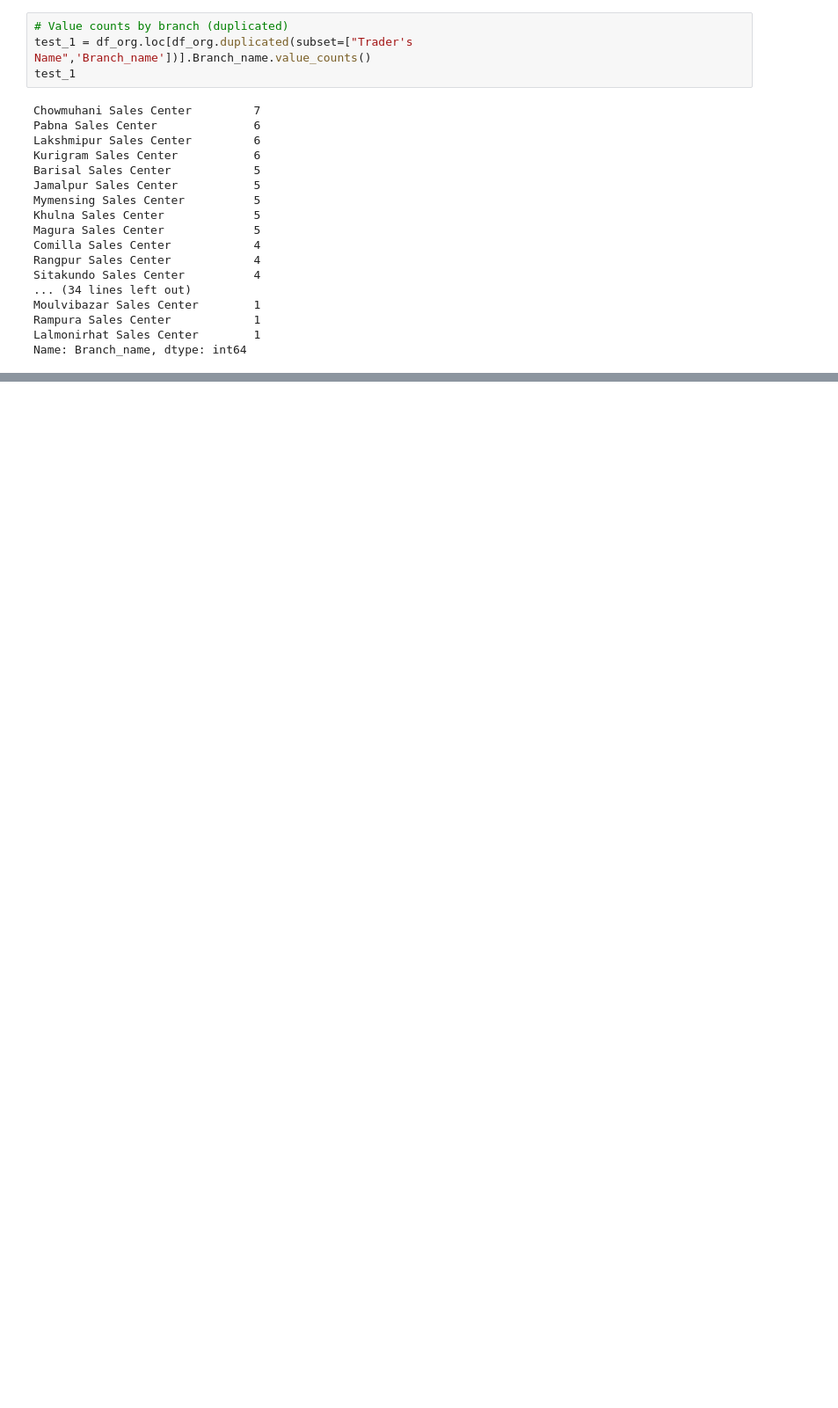
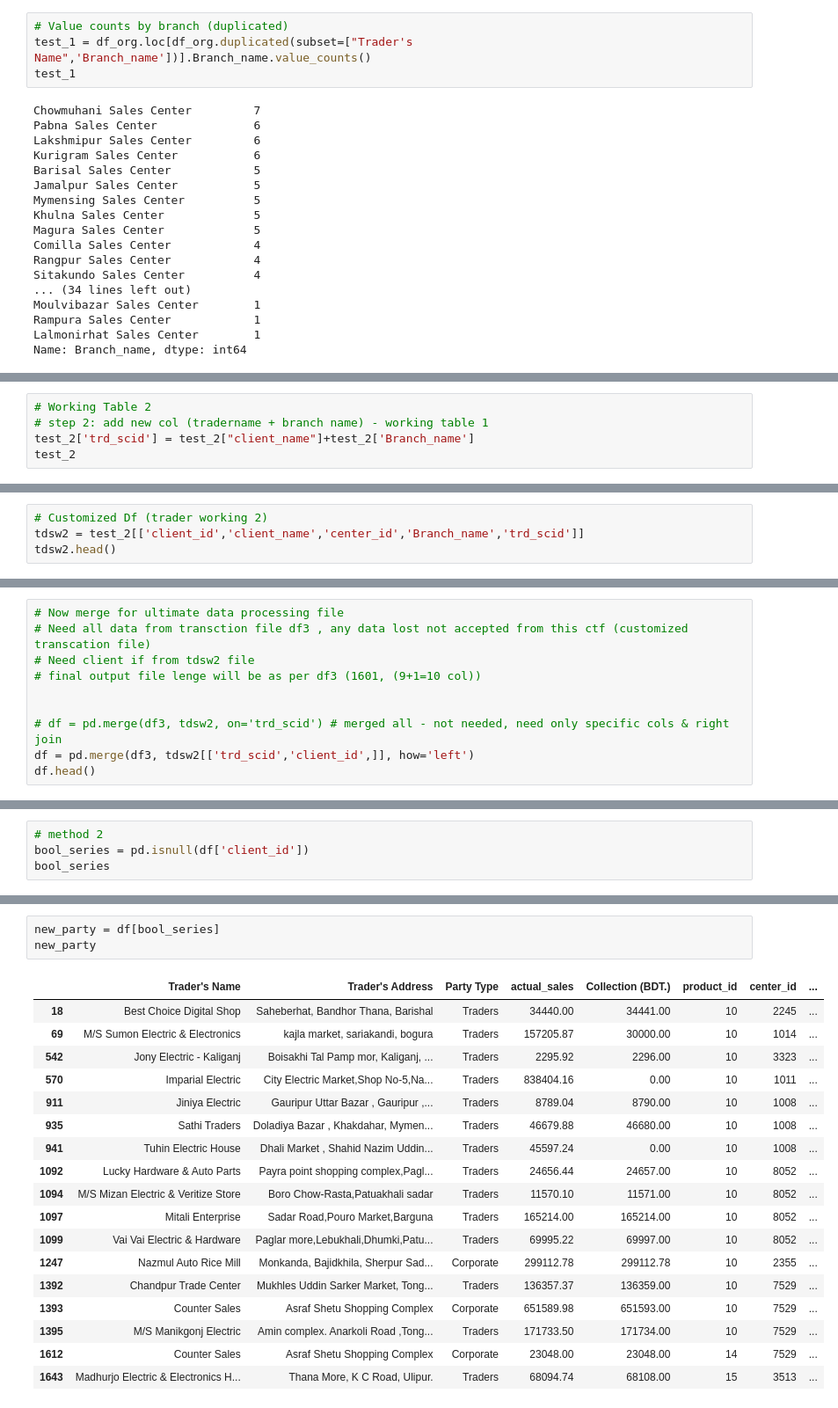
Before and after one commit to Maruf2309/General, a Jupyter notebook: tms_oct_fy21.ipynb, the cells around one changed output, grey strips where cells are left out. Shown at 88% size. Drawn from its saved outputs; the diff is of its cells as text; blank space fills up the shorter version.

```diff
--- a/tms_oct_fy21.ipynb
+++ b/tms_oct_fy21.ipynb
@@ -395,0 +841,5 @@ test.shape
+# %%
+# Working Table 2
+# step 2: add new col (tradername + branch name) - working table 1
+test_2['trd_scid'] = test_2["client_name"]+test_2['Branch_name']
+test_2
@@ -395,0 +860,4 @@ test.shape
+# %%
+# Customized Df (trader working 2)
+tdsw2 = test_2[['client_id','client_name','center_id','Branch_name','trd_scid']]
+tdsw2.head()
@@ -395,0 +875,10 @@ test.shape
+# %%
+# Now merge for ultimate data processing file
+# Need all data from transction file df3 , any data lost not accepted from this ctf (customized transcation file)
+# Need client if from tdsw2 file
+# final output file lenge will be as per df3 (1601, (9+1=10 col))
+
+
+# df = pd.merge(df3, tdsw2, on='trd_scid') # merged all - not needed, need only specific cols & right join
+df = pd.merge(df3, tdsw2[['trd_scid','client_id',]], how='left')
+df.head()
@@ -395,0 +934,4 @@ test.shape
+# %%
+# method 2
+bool_series = pd.isnull(df['client_id'])
+bool_series
@@ -395,0 +951,22 @@ test.shape
+# %%
+new_party = df[bool_series]
+new_party
+# %% [output]
+|  | Trader's Name | Trader's Address | Party Type | actual_sales | Collection (BDT.) | product_id | center_id | ... |
+| 18 | Best Choice Digital Shop | Saheberhat, Bandhor Thana, Barishal | Traders | 34440.00 | 34441.00 | 10 | 2245 | ... |
+| 69 | M/S Sumon Electric & Electronics | kajla market, sariakandi, bogura | Traders | 157205.87 | 30000.00 | 10 | 1014 | ... |
+| 542 | Jony Electric - Kaliganj | Boisakhi Tal Pamp mor, Kaliganj, ... | Traders | 2295.92 | 2296.00 | 10 | 3323 | ... |
+| 570 | Imparial Electric | City Electric Market,Shop No-5,Na... | Traders | 838404.16 | 0.00 | 10 | 1011 | ... |
+| 911 | Jiniya Electric | Gauripur Uttar Bazar , Gauripur ,... | Traders | 8789.04 | 8790.00 | 10 | 1008 | ... |
+| 935 | Sathi Traders | Doladiya Bazar , Khakdahar, Mymen... | Traders | 46679.88 | 46680.00 | 10 | 1008 | ... |
+| 941 | Tuhin Electric House | Dhali Market , Shahid Nazim Uddin... | Traders | 45597.24 | 0.00 | 10 | 1008 | ... |
+| 1092 | Lucky Hardware & Auto Parts | Payra point shopping complex,Pagl... | Traders | 24656.44 | 24657.00 | 10 | 8052 | ... |
+| 1094 | M/S Mizan Electric & Veritize Store | Boro Chow-Rasta,Patuakhali sadar | Traders | 11570.10 | 11571.00 | 10 | 8052 | ... |
+| 1097 | Mitali Enterprise | Sadar Road,Pouro Market,Barguna | Traders | 165214.00 | 165214.00 | 10 | 8052 | ... |
+| 1099 | Vai Vai Electric & Hardware | Paglar more,Lebukhali,Dhumki,Patu... | Traders | 69995.22 | 69997.00 | 10 | 8052 | ... |
+| 1247 | Nazmul Auto Rice Mill | Monkanda, Bajidkhila, Sherpur Sad... | Corporate | 299112.78 | 299112.78 | 10 | 2355 | ... |
+| 1392 | Chandpur Trade Center | Mukhles Uddin Sarker Market, Tong... | Traders | 136357.37 | 136359.00 | 10 | 7529 | ... |
+| 1393 | Counter Sales | Asraf Shetu Shopping Complex | Corporate | 651589.98 | 651593.00 | 10 | 7529 | ... |
+| 1395 | M/S Manikgonj Electric | Amin complex. Anarkoli Road ,Tong... | Traders | 171733.50 | 171734.00 | 10 | 7529 | ... |
+| 1612 | Counter Sales | Asraf Shetu Shopping Complex | Corporate | 23048.00 | 23048.00 | 14 | 7529 | ... |
+| 1643 | Madhurjo Electric & Electronics H... | Thana More, K C Road, Ulipur. | Traders | 68094.74 | 68108.00 | 15 | 3513 | ... |
```
Also changed, not shown: parts of 55 cells of this notebook.
